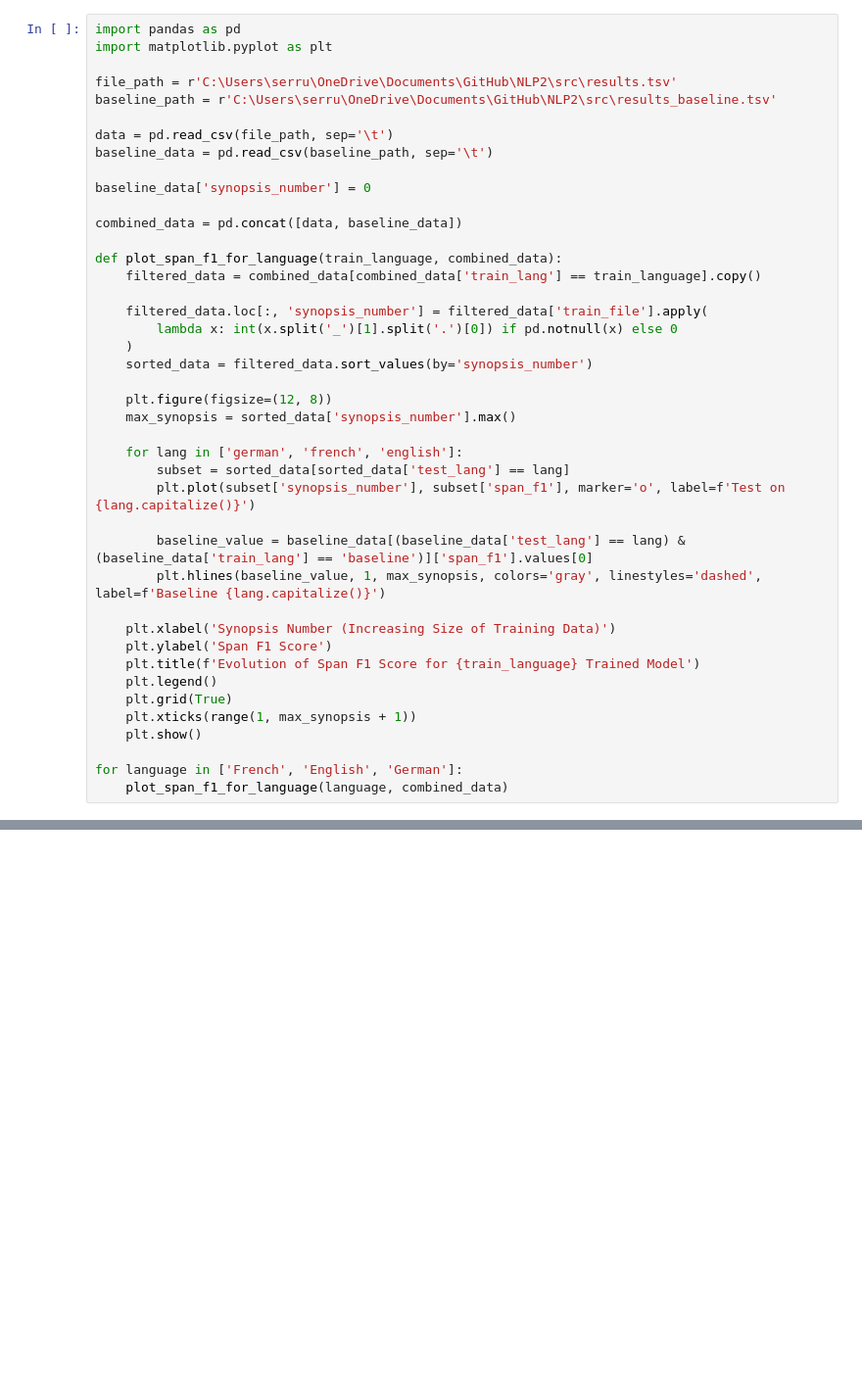
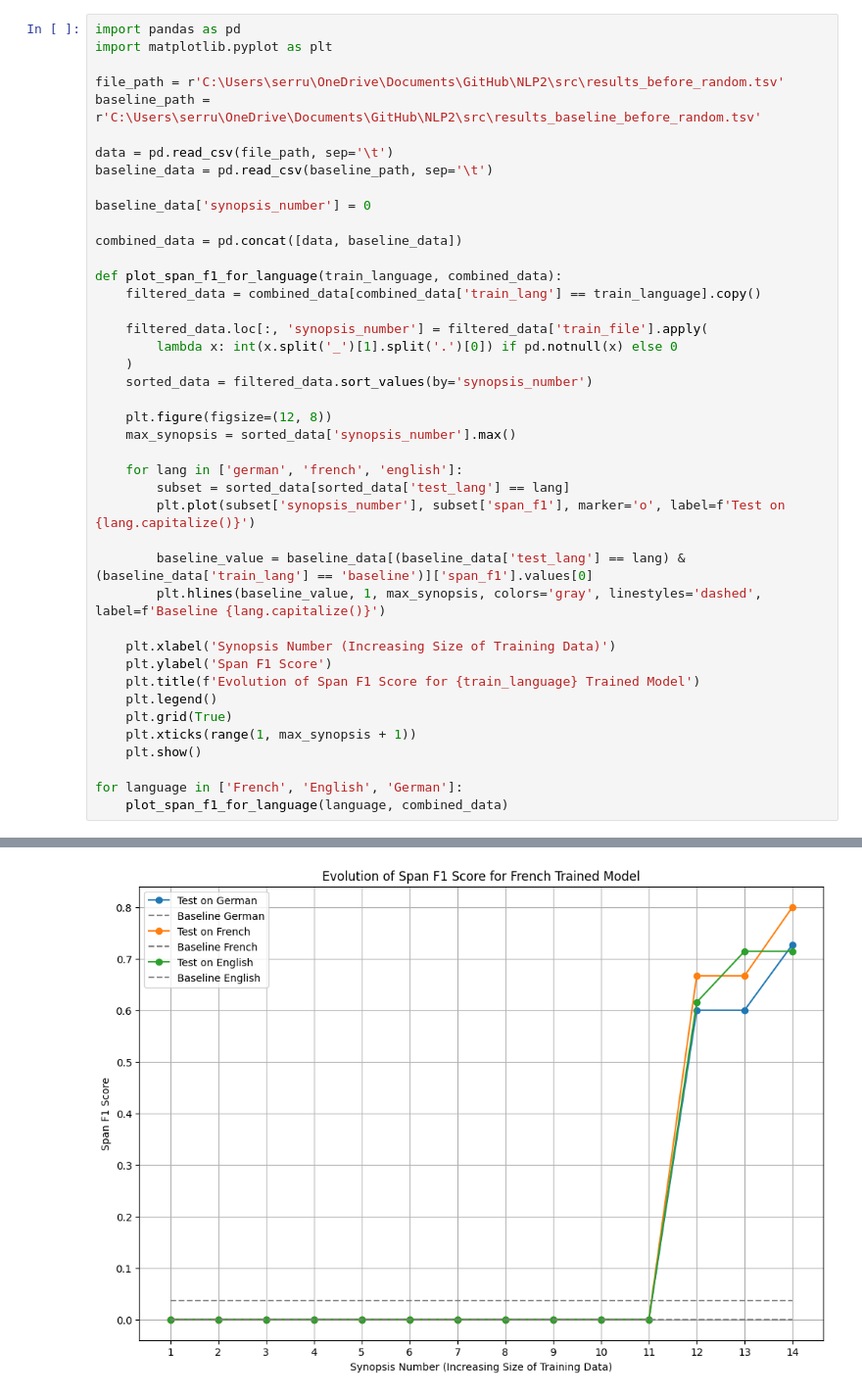
Before and after one commit to ITUprojects/NLP, a Jupyter notebook: src/MYPLOTSAREBUTTIFULL.ipynb, the cells around one changed output, grey strips where cells are left out. Shown at 98% size. Drawn from its saved outputs; the diff is of its cells as text; blank space fills up the shorter version.

```diff
--- a/src/MYPLOTSAREBUTTIFULL.ipynb
+++ b/src/MYPLOTSAREBUTTIFULL.ipynb
@@ -2,8 +2,8 @@
 import pandas as pd
 import matplotlib.pyplot as plt
 
-file_path = r'C:\Users\serru\OneDrive\Documents\GitHub\NLP2\src\results.tsv'
-baseline_path = r'C:\Users\serru\OneDrive\Documents\GitHub\NLP2\src\results_baseline.tsv'
+file_path = r'C:\Users\serru\OneDrive\Documents\GitHub\NLP2\src\results_before_random.tsv'
+baseline_path = r'C:\Users\serru\OneDrive\Documents\GitHub\NLP2\src\results_baseline_before_random.tsv'
 
 data = pd.read_csv(file_path, sep='\t')
 baseline_data = pd.read_csv(baseline_path, sep='\t')
@@ -44,0 +44 @@ FileNotFoundError: [Errno 2] No such file or directory: 'C:\\Users\\serru\\OneDr
+[figure, added]
```
Also changed, not shown: parts of 1 cell of this notebook.
